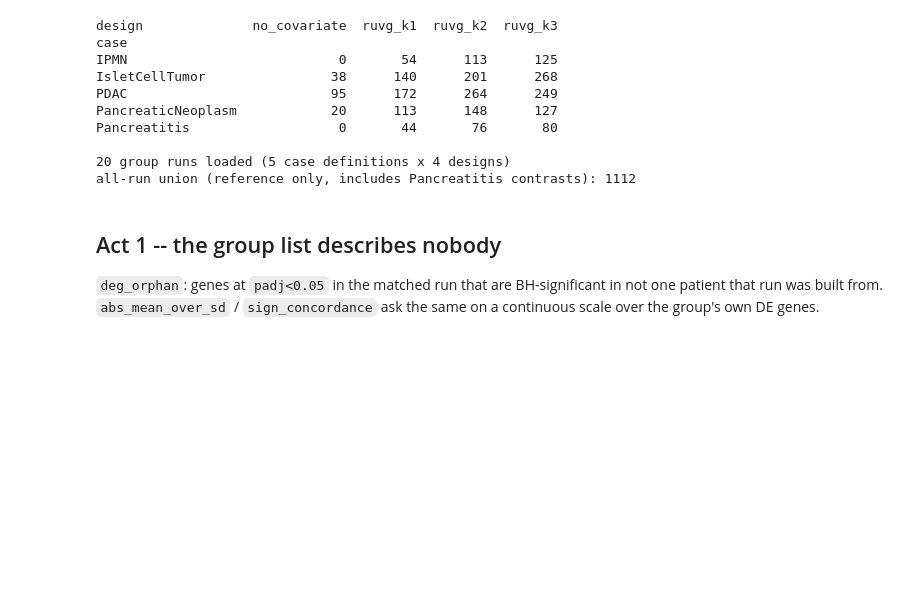
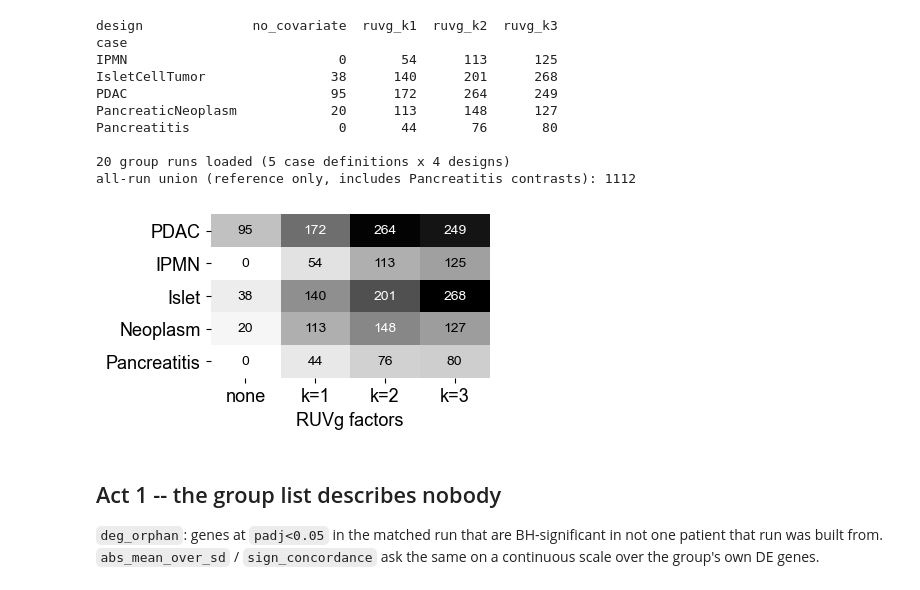
Before and after one commit to jmj3078/cfRNA_NormativeModeling, a Jupyter notebook: MixedEffectsModeling/6_pancreatic_cancer_cohort_deepdive.ipynb, the cells around one changed output. Saved outputs shown, nothing was run; the diff lists cells and outputs as text; code cells hidden in the pictures; blank space fills up the shorter version.

Commit message:
pancreatic cancer cohort visualization result

```diff
--- a/MixedEffectsModeling/6_pancreatic_cancer_cohort_deepdive.ipynb
+++ b/MixedEffectsModeling/6_pancreatic_cancer_cohort_deepdive.ipynb
@@ -160,6 +157,26 @@ Pancreatitis                   0       44       76       80
 
 20 group runs loaded (5 case definitions x 4 designs)
 all-run union (reference only, includes Pancreatitis contrasts): 1112
+# %%
+ORDER = ['PDAC', 'IPMN', 'IsletCellTumor', 'PancreaticNeoplasm', 'Pancreatitis']
+DESIGN_ORDER = ['no_covariate', 'ruvg_k1', 'ruvg_k2', 'ruvg_k3']
+t = deg_summary.loc[ORDER, DESIGN_ORDER]
+
+fig, ax = plt.subplots(figsize=(3.6, 2.12))
+ax.imshow(t.values, cmap='Greys', vmin=0, vmax=t.values.max(), aspect='auto')
+for i in range(t.shape[0]):
+    for j in range(t.shape[1]):
+        v = t.values[i, j]
+        ax.text(j, i, v, ha='center', va='center',
+                color='white' if v > t.values.max() * 0.55 else 'black')
+ax.set_xticks(range(4), ['none', 'k=1', 'k=2', 'k=3'])
+ax.set_yticks(range(5), ['PDAC', 'IPMN', 'Islet', 'Neoplasm', 'Pancreatitis'])
+ax.set_xlabel('RUVg factors')
+for s in ax.spines.values():
+    s.set_visible(False)
+fig.savefig(FIG / 'fig_group_run_grid.png', dpi=300, bbox_inches='tight')
+# %% [output]
+[figure, added]
 # %% [markdown]
 ## Act 1 -- the group list describes nobody
 
```
Also changed, not shown: parts of 11 cells of this notebook, 18 other files.
